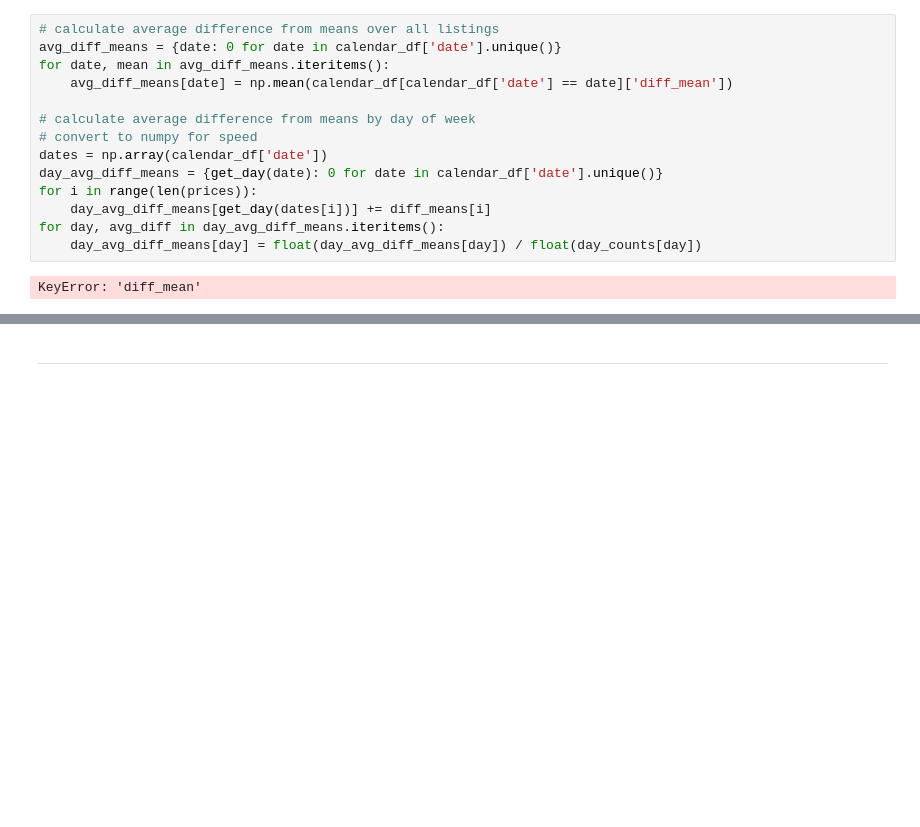
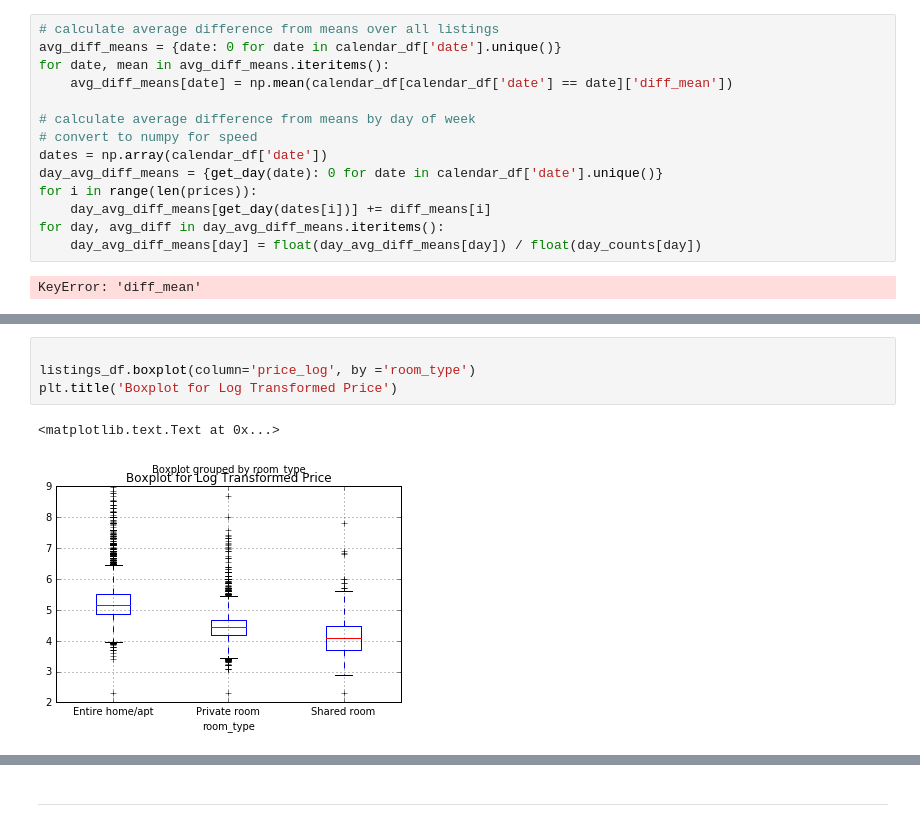
Before and after one commit to ryancswallace/airbnb, a Jupyter notebook: airbnb_Milestone3.ipynb, the cells around one changed output, grey strips where cells are left out. Drawn from its saved outputs; the diff is of its cells as text; blank space fills up the shorter version.

```diff
--- a/airbnb_Milestone3.ipynb
+++ b/airbnb_Milestone3.ipynb
@@ -754,0 +884,7 @@ for date, diff in sorted_avg_diffs[-15:]:
+# %%
+
+listings_df.boxplot(column='price_log', by ='room_type')
+plt.title('Boxplot for Log Transformed Price')
+# %% [output]
+<matplotlib.text.Text at 0x...>
+[figure, added]
```
Also changed, not shown: parts of 18 cells of this notebook.
